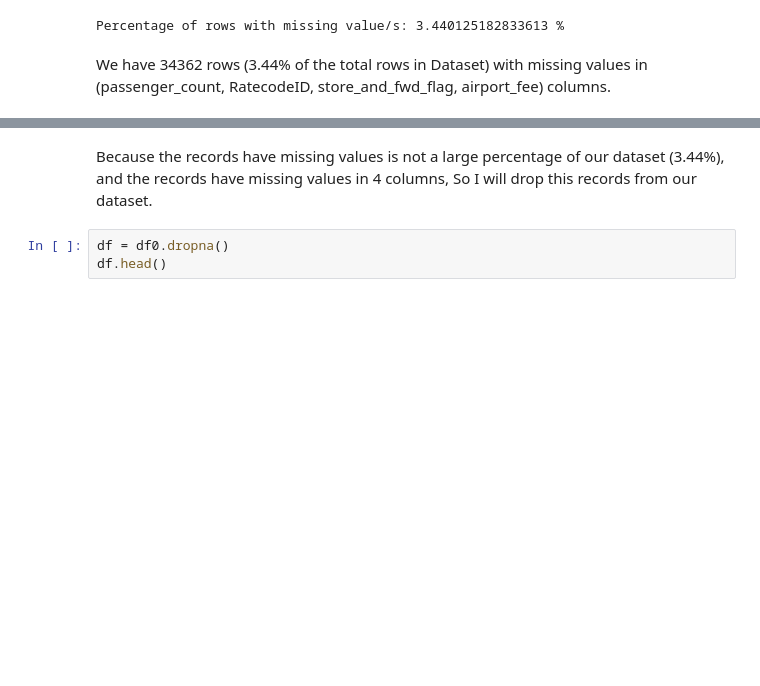
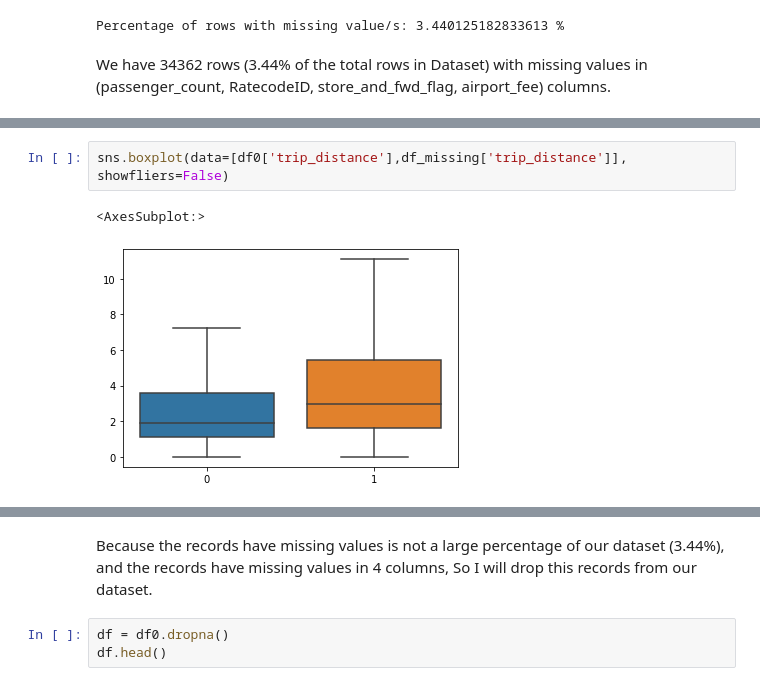
Before and after one commit to AbanoubYounan/Predict-Taxi-Fare-Before-Riding, a Jupyter notebook: Predict_NewYork_Yellow_Taxi_Fare.ipynb, the cells around one changed output, grey strips where cells are left out. Cells and saved outputs as stored; diff of their text form; blank space fills up the shorter version.

```diff
--- a/Predict_NewYork_Yellow_Taxi_Fare.ipynb
+++ b/Predict_NewYork_Yellow_Taxi_Fare.ipynb
@@ -267,0 +303,5 @@ the records with missing values are after each others
+# %%
+sns.boxplot(data=[df0['trip_distance'],df_missing['trip_distance']], showfliers=False)
+# %% [output]
+<AxesSubplot:>
+[figure, added]
```
Also changed, not shown: parts of 9 cells of this notebook.
